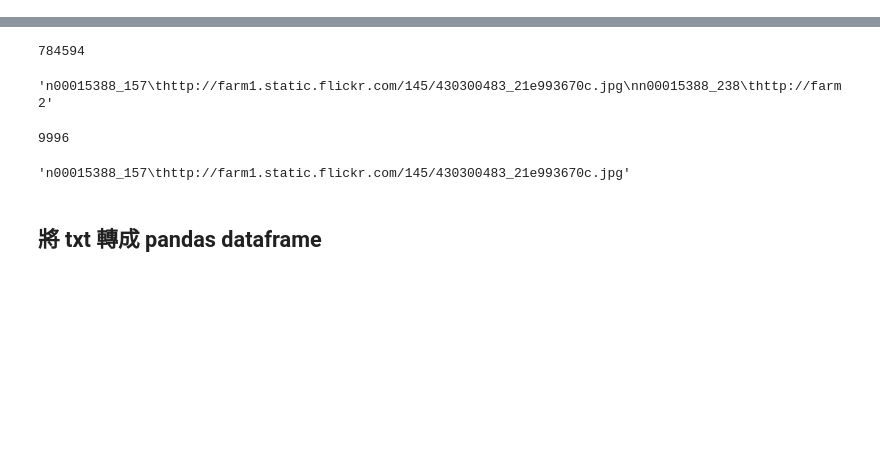
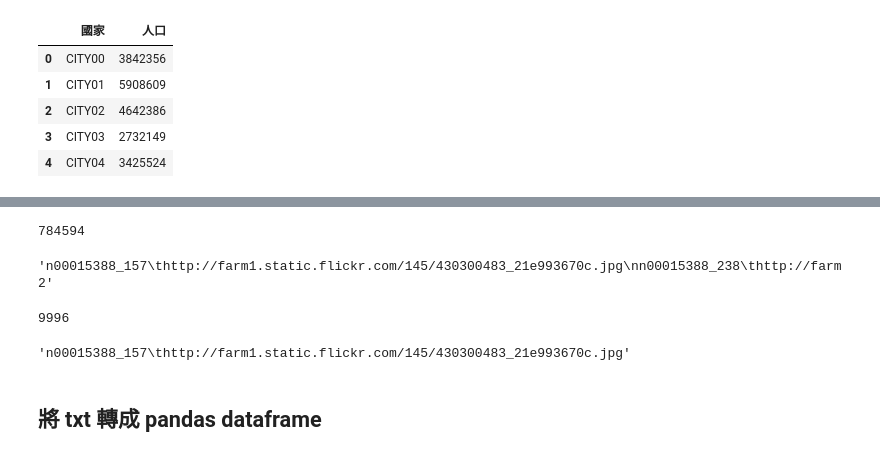
Before and after one commit to SamirLiu127/2nd-ML100Days, a Jupyter notebook: homework/Day_003-2_HW.ipynb, the cells around one changed output, grey strips where cells are left out. Drawn from its saved outputs; the diff is of its cells as text; code cells hidden in the pictures; blank space fills up the shorter version.

```diff
--- a/homework/Day_003-2_HW.ipynb
+++ b/homework/Day_003-2_HW.ipynb
@@ -0,0 +14,13 @@
+# %%
+data = {'國家': ['CITY{:0>2d}'.format(s) for s in range(50)],
+        '人口': np.random.randint(100000, 10000000, 50)}
+data = pd.DataFrame(data)
+# %%
+data.head()
+# %% [output]
+|  | 國家 | 人口 |
+| 0 | CITY00 | 3842356 |
+| 1 | CITY01 | 5908609 |
+| 2 | CITY02 | 4642386 |
+| 3 | CITY03 | 2732149 |
+| 4 | CITY04 | 3425524 |
```
Also changed, not shown: parts of 5 cells of this notebook.
